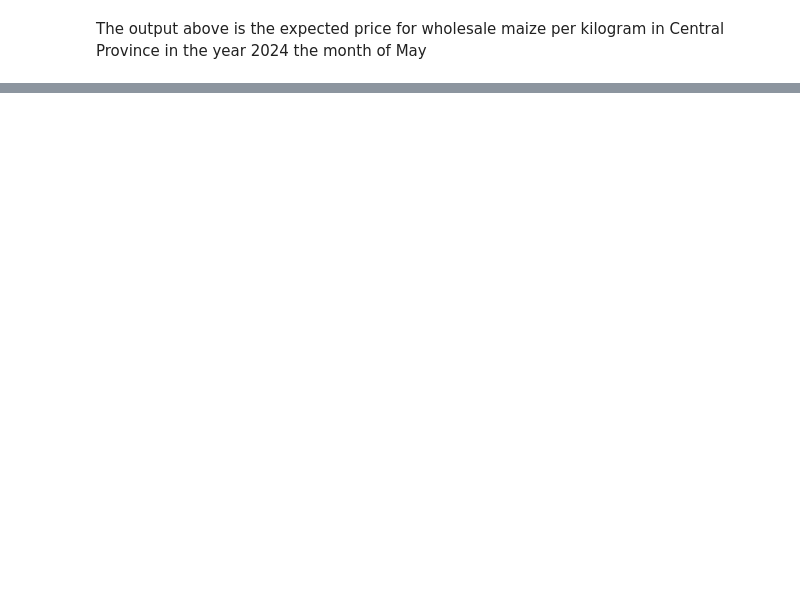
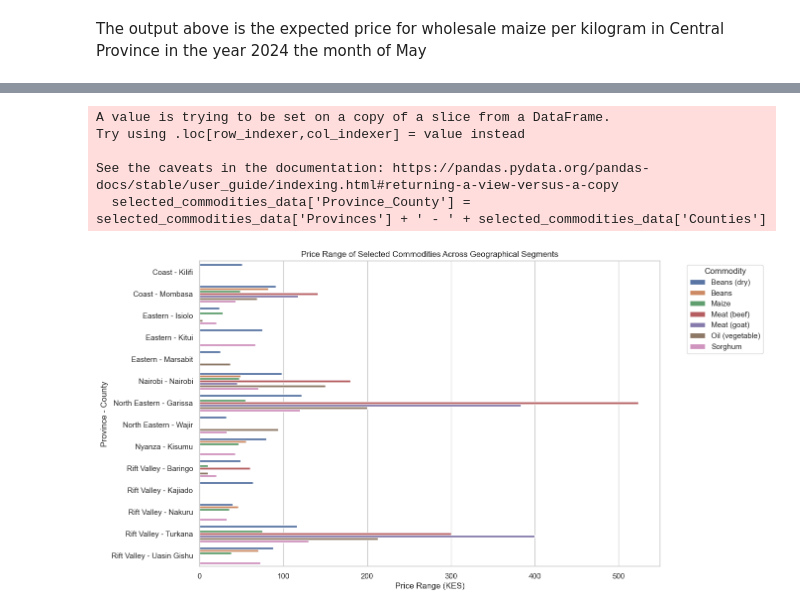
Before and after one commit to tommwambire/Sourcing-Pricing-Strategy-Optimization, a Jupyter notebook: project_notebook.ipynb, the cells around one changed output, grey strips where cells are left out. Saved outputs shown, nothing was run; the diff lists cells and outputs as text; code cells hidden in the pictures; blank space fills up the shorter version.

```diff
--- a/project_notebook.ipynb
+++ b/project_notebook.ipynb
@@ -1694,0 +1756,24 @@ Exporting the model by pickling it and then turning the wholesale and wholesale_
+# %%
+selected_commodities = ['Maize', 'Beans', 'Beans (dry)', 'Sorghum', 'Meat (beef)', 'Meat (goat)', 'Oil (vegetable)']
+
+# Filter the price range data for the selected commodities
+selected_commodities_data = price_range[price_range['commodity'].isin(selected_commodities)]
+
+# Create a new column that concatenates provinces and counties
+selected_commodities_data['Province_County'] = selected_commodities_data['Provinces'] + ' - ' + selected_commodities_data['Counties']
+
+# Create a bar plot of price range for the selected commodities within each geographical segment
+plt.figure(figsize=(12, 8))
+sns.barplot(x='price_per_standard_unit', y='Province_County', hue='commodity', data=selected_commodities_data)
+plt.title('Price Range of Selected Commodities Across Geographical Segments')
+plt.xlabel('Price Range (KES)')
+plt.ylabel('Province - County')
+plt.legend(title='Commodity', bbox_to_anchor=(1.05, 1), loc='upper left')
+plt.show()
+# %% [output]
+A value is trying to be set on a copy of a slice from a DataFrame.
+Try using .loc[row_indexer,col_indexer] = value instead
+
+See the caveats in the documentation: https://pandas.pydata.org/pandas-docs/stable/user_guide/indexing.html#returning-a-view-versus-a-copy
+  selected_commodities_data['Province_County'] = selected_commodities_data['Provinces'] + ' - ' + selected_commodities_data['Counties']
+[figure, added]
```
Also changed, not shown: parts of 32 cells of this notebook.
